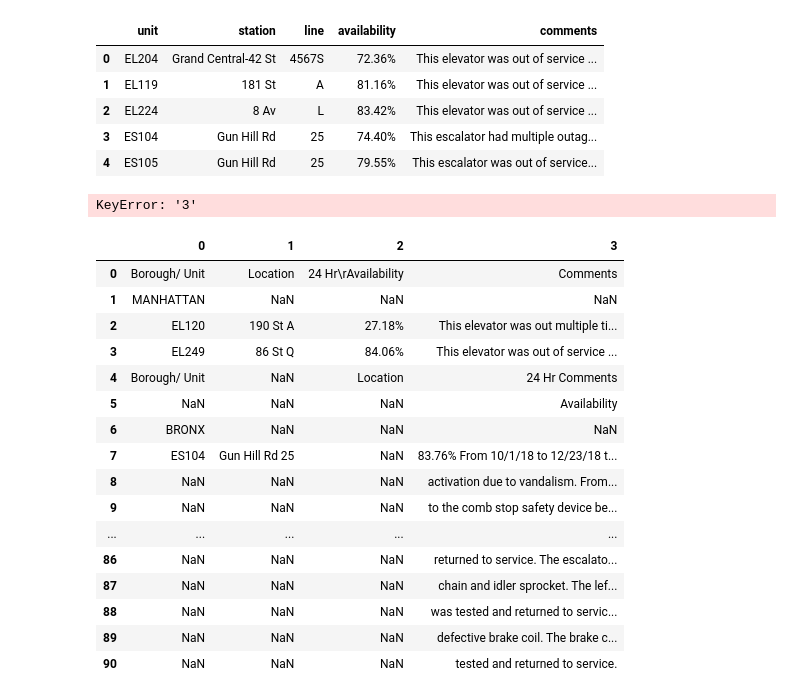
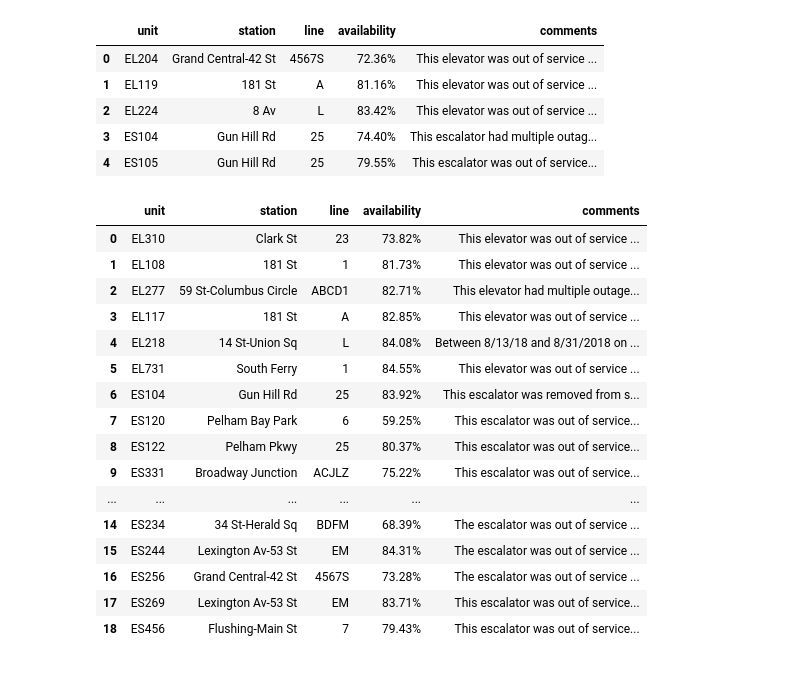
Before and after one commit to robblatt/BetaNYC-Hackathon-2019-09-21, a Jupyter notebook: Final Function.ipynb, the cells around one changed output. Saved outputs shown, nothing was run; the diff lists cells and outputs as text; code cells hidden in the pictures.

```diff
--- a/Final Function.ipynb
+++ b/Final Function.ipynb
@@ -312,24 +437,35 @@ pdf_transform_v3(380, 384, '190923_1000_Transit.pdf').head()
+# %%
+def pdf_transform_v5(start, end, pdf):
+    df_new = pd.DataFrame(
+        {'unit': [],
+         'station': [],
+         'line': [],
+         'availability': [],
+         'comments' : []
+        })
+
+    for i in range(start, end + 1):
+        df_temp = page_transform(i, pdf)
+        df_new = pd.concat([df_new, df_temp], axis = 0).reset_index(drop = True)
+
+    return df_new
 # %%
-pdf_transform_v3(213, 214, '181113_1030_Transit.pdf').head()
+pdf_transform_v5(213, 214, '181113_1030_Transit.pdf')
 # %% [output]
-KeyError: '3'
+|  | unit | station | line | availability | comments |
+| 0 | EL310 | Clark St | 23 | 73.82% | This elevator was out of service ... |
+| 1 | EL108 | 181 St | 1 | 81.73% | This elevator was out of service ... |
+| 2 | EL277 | 59 St-Columbus Circle | ABCD1 | 82.71% | This elevator had multiple outage... |
+| 3 | EL117 | 181 St | A | 82.85% | This elevator was out of service ... |
+| 4 | EL218 | 14 St-Union Sq | L | 84.08% | Between 8/13/18 and 8/31/2018 on ... |
+| 5 | EL731 | South Ferry | 1 | 84.55% | This elevator was out of service ... |
+| 6 | ES104 | Gun Hill Rd | 25 | 83.92% | This escalator was removed from s... |
+| 7 | ES120 | Pelham Bay Park | 6 | 59.25% | This escalator was out of service... |
+| 8 | ES122 | Pelham Pkwy | 25 | 80.37% | This escalator was out of service... |
+| 9 | ES331 | Broadway Junction | ACJLZ | 75.22% | This escalator was out of service... |
+| ... | ... | ... | ... | ... | ... |
+| 14 | ES234 | 34 St-Herald Sq | BDFM | 68.39% | The escalator was out of service ... |
+| 15 | ES244 | Lexington Av-53 St | EM | 84.31% | The escalator was out of service ... |
+| 16 | ES256 | Grand Central-42 St | 4567S | 73.28% | The escalator was out of service ... |
+| 17 | ES269 | Lexington Av-53 St | EM | 83.71% | This escalator was out of service... |
+| 18 | ES456 | Flushing-Main St | 7 | 79.43% | This escalator was out of service... |
-# %%
-df
-# %% [output]
-|  | 0 | 1 | 2 | 3 |
-| 0 | Borough/ Unit | Location | 24 Hr\rAvailability | Comments |
-| 1 | MANHATTAN | NaN | NaN | NaN |
-| 2 | EL120 | 190 St A | 27.18% | This elevator was out multiple ti... |
-| 3 | EL249 | 86 St Q | 84.06% | This elevator was out of service ... |
-| 4 | Borough/ Unit | NaN | Location | 24 Hr Comments |
-| 5 | NaN | NaN | NaN | Availability |
-| 6 | BRONX | NaN | NaN | NaN |
-| 7 | ES104 | Gun Hill Rd 25 | NaN | 83.76% From 10/1/18 to 12/23/18 t... |
-| 8 | NaN | NaN | NaN | activation due to vandalism. From... |
-| 9 | NaN | NaN | NaN | to the comb stop safety device be... |
-| ... | ... | ... | ... | ... |
-| 86 | NaN | NaN | NaN | returned to service. The escalato... |
-| 87 | NaN | NaN | NaN | chain and idler sprocket. The lef... |
-| 88 | NaN | NaN | NaN | was tested and returned to servic... |
-| 89 | NaN | NaN | NaN | defective brake coil. The brake c... |
-| 90 | NaN | NaN | NaN | tested and returned to service. |
```
Also changed, not shown: parts of 2 cells of this notebook.
